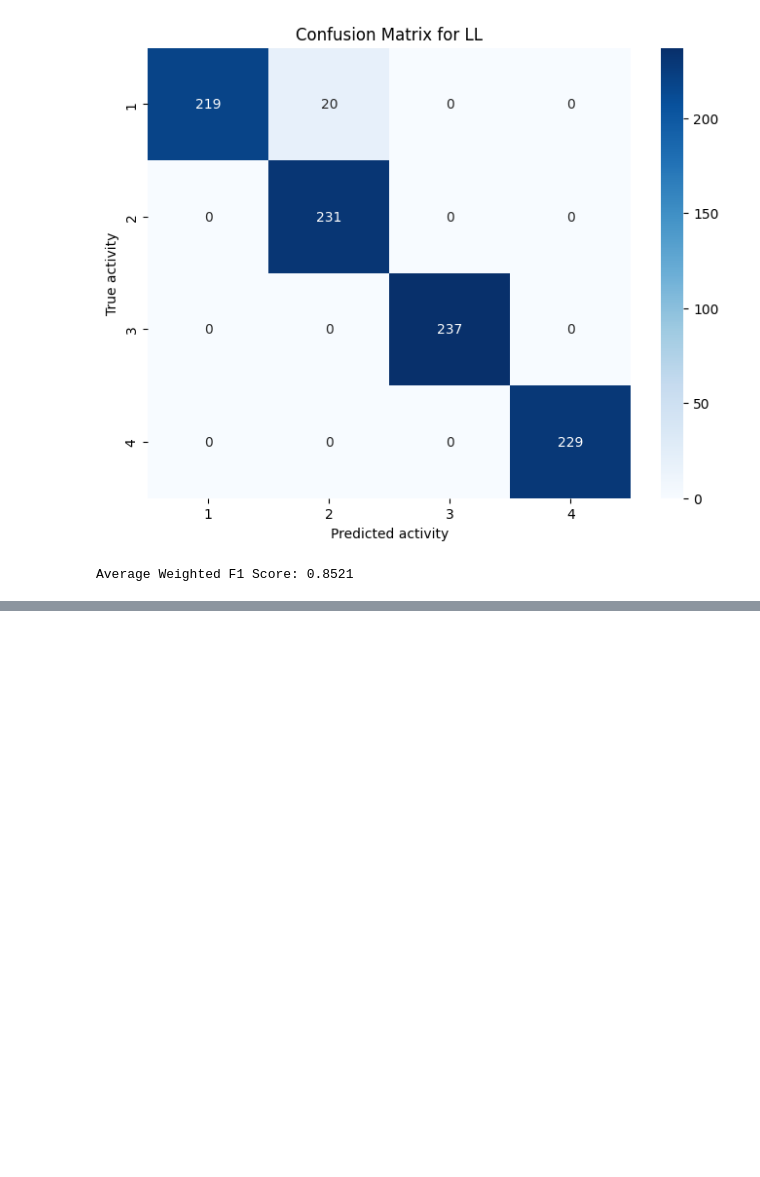
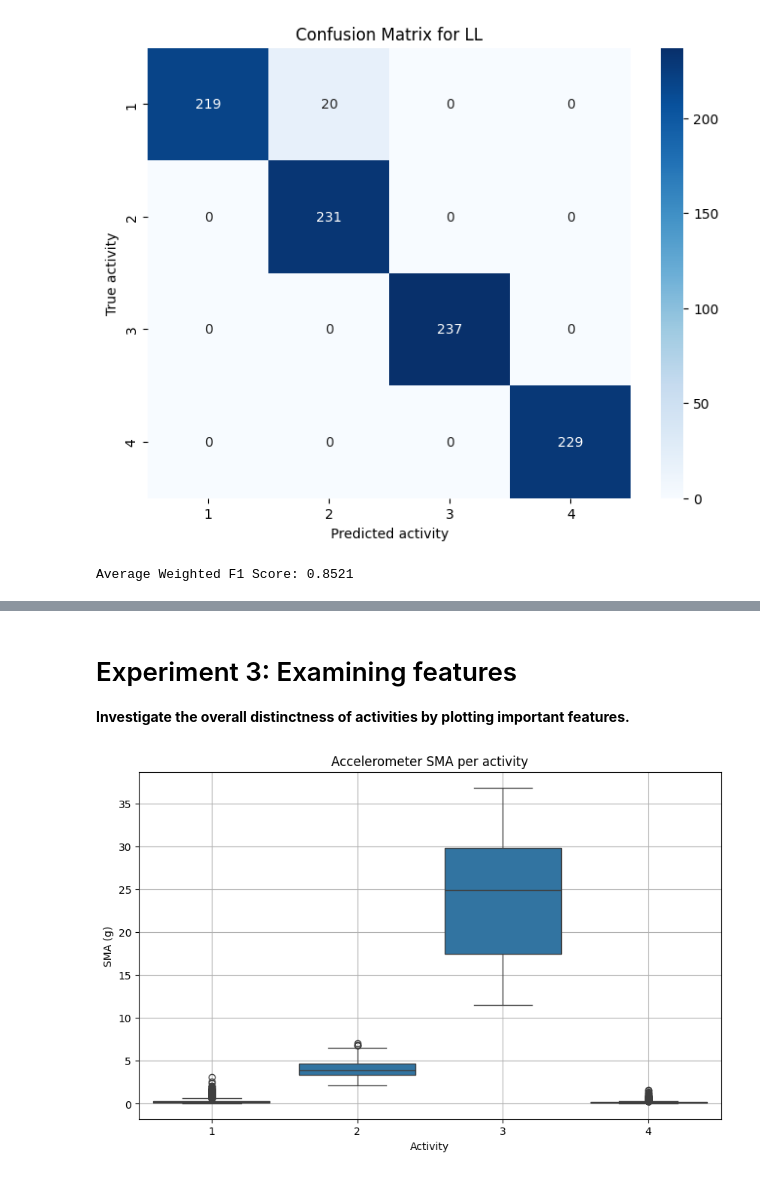
Before and after one commit to COEN498-691-PROJECT/ML_project, a Jupyter notebook: models/notebooks/random_forest.ipynb, the cells around one changed output, grey strips where cells are left out. Cells and saved outputs as stored; diff of their text form; code cells hidden in the pictures; blank space fills up the shorter version.

Commit message:
added experiments on feature importance

```diff
--- a/models/notebooks/random_forest.ipynb
+++ b/models/notebooks/random_forest.ipynb
@@ -312,0 +310,14 @@ The average weighted f1 score dropped from 0.99 to 0.85. We can see that the mod
+# %% [markdown]
+# Experiment 3: Examining features
+
+**Investigate the overall distinctness of activities by plotting important features.**
+# %%
+plt.figure(figsize=(10, 6))
+sns.boxplot(x='activity_id', y='sma', data=df)
+plt.title('Accelerometer SMA per activity')
+plt.xlabel('Activity')
+plt.ylabel('SMA (g)')
+plt.grid(True)
+plt.show()
+# %% [output]
+[figure, added]
```
Also changed, not shown: parts of 12 cells of this notebook, 1 other file.
